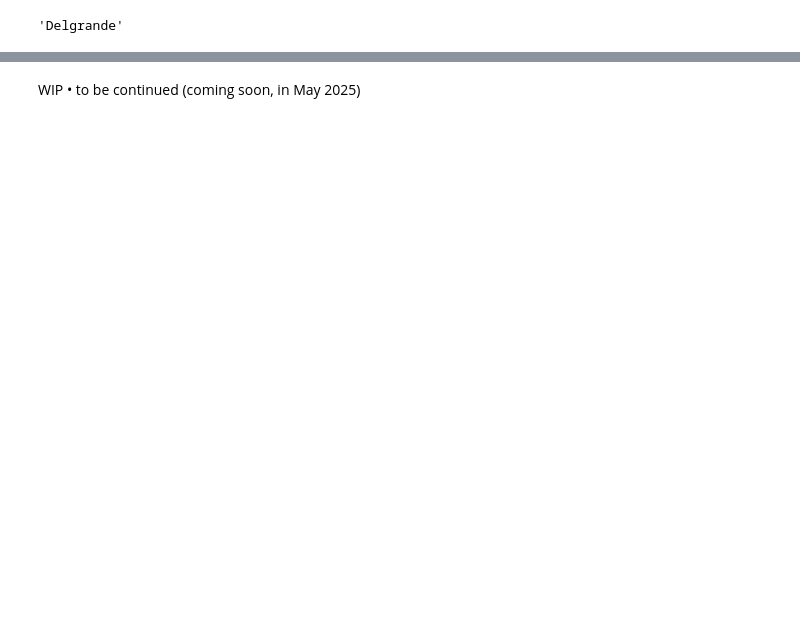
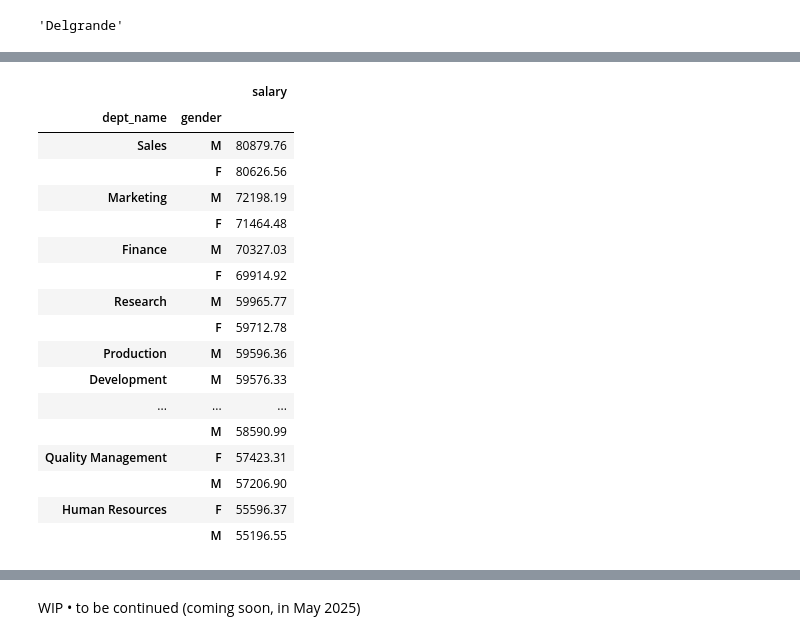
Before and after one commit to isis-santos-costa/365ds-practice-exams, a Jupyter notebook: 365ds-practice-exams-sql.ipynb, the cells around one changed output, grey strips where cells are left out. Cells and saved outputs as stored; diff of their text form; code cells hidden in the pictures; blank space fills up the shorter version.

```diff
--- a/365ds-practice-exams-sql.ipynb
+++ b/365ds-practice-exams-sql.ipynb
@@ -231,0 +242,71 @@ ans
+# %%
+# INFO needed:
+# salaries: `salaries` table
+# gender: `employees` table
+# department: `dept_emp` table, `departments` table
+
+# Get the salaries table (967330 rows × 4 columns)
+df1 = dfs['salaries']
+
+# Get the employees table (300024 rows × 6 columns)
+df2 = dfs['employees']
+
+# Join salaries ⋈ employees (w indices, for joining performance)
+df = pd.merge(df1.set_index('emp_no'), df2.set_index('emp_no'), on='emp_no', how='inner')
+
+# Get the dept_emp table (331603 rows × 4 columns)
+df3 = dfs['dept_emp']
+
+# Join df ⋈ dept_emp
+df = pd.merge(df, df3.set_index('emp_no'), left_index=True, right_index=True, how='inner', suffixes=('_' + 'salary', '_' + 'dept'))
+
+# Get the departments table (9 rows × 2 columns)
+df4 = dfs['departments']
+
+# Join df ⋈ departments
+df = pd.merge(df.set_index('dept_no'), df4.set_index('dept_no'), on='dept_no', how='inner')
+
+# Subset to fields of interest (⚠️ to be reviewed)
+df = df[['dept_name', 'gender', 'salary']]
+
+# # Prepare `dept_name`, `female_avg_salary`, `male_avg_salary`
+# df = df.pivot_table(
+#     index='dept_name',
+#     columns='gender',
+#     values='salary',
+#     aggfunc='mean',
+#     observed=False
+# ).round(2)
+# df
+
+# # Prepare `dept_name`, `female_avg_salary`, `male_avg_salary`
+df = df.groupby(['dept_name', 'gender'], observed=True).mean().round(2)
+
+# # Compare
+df = df.sort_values(by='salary', ascending=False)
+df
+
+# Which is correct:
+# * Female employees earn more in Finance
+# * Male employees in HR earn more than female in Sales
+# * Female employees in CS earn more than male in HR
+# * Male employees earn less in Production
+# %% [output]
+|  |  | salary |
+| dept_name | gender |  |
+| Sales | M | 80879.76 |
+|  | F | 80626.56 |
+| Marketing | M | 72198.19 |
+|  | F | 71464.48 |
+| Finance | M | 70327.03 |
+|  | F | 69914.92 |
+| Research | M | 59965.77 |
+|  | F | 59712.78 |
+| Production | M | 59596.36 |
+| Development | M | 59576.33 |
+| ... | ... | ... |
+|  | M | 58590.99 |
+| Quality Management | F | 57423.31 |
+|  | M | 57206.90 |
+| Human Resources | F | 55596.37 |
+|  | M | 55196.55 |
```
Also changed, not shown: parts of 33 cells of this notebook.
